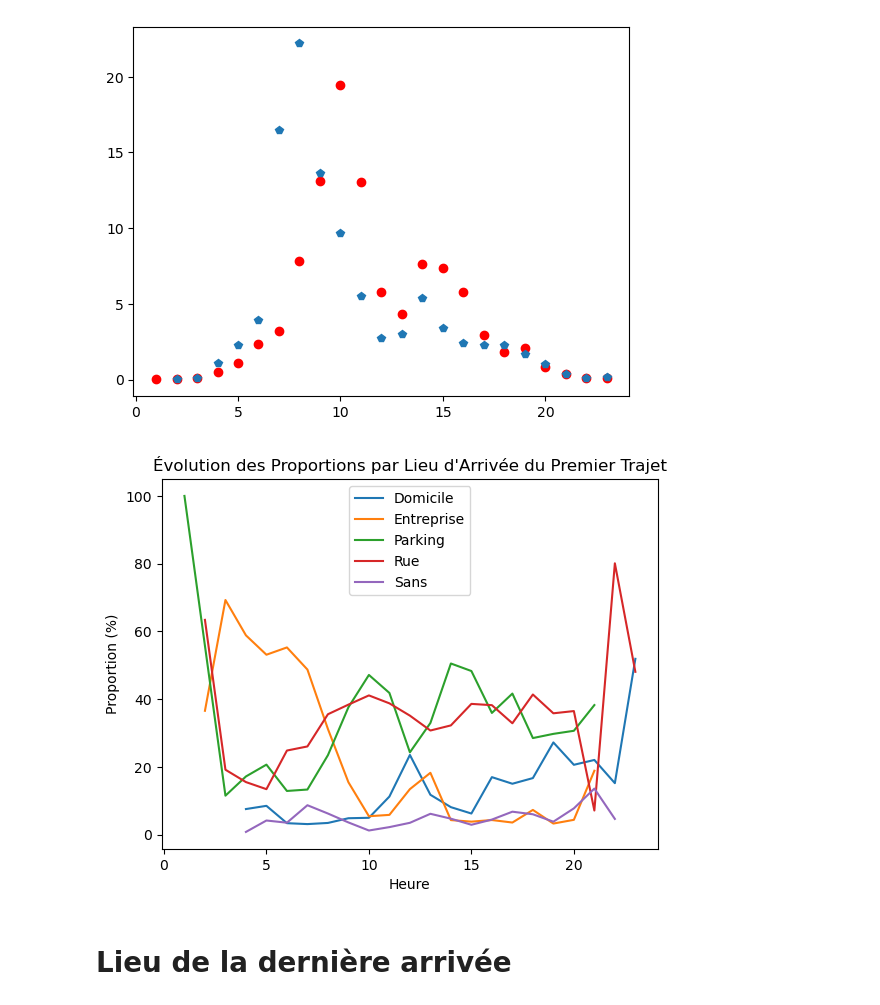
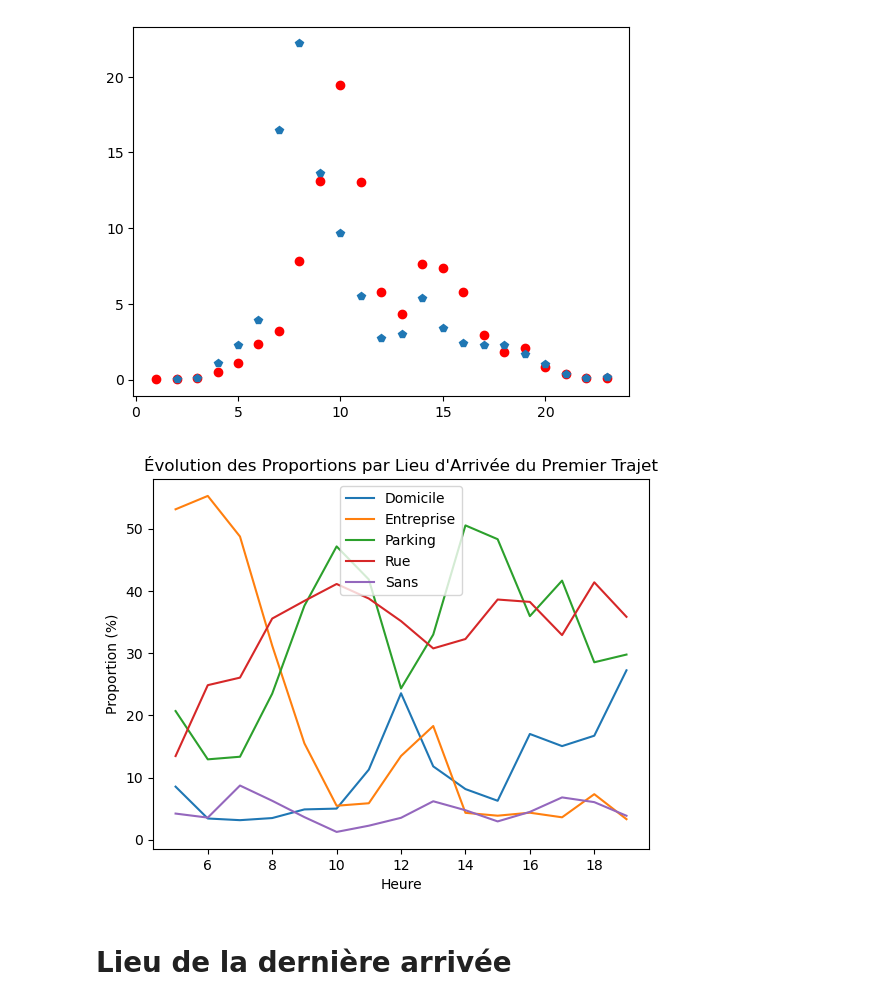
Before and after one commit to kilianguillon/Projet_statapp, a Jupyter notebook: script_main.ipynb, the cells around one changed output. Drawn from its saved outputs; the diff is of its cells as text; code cells hidden in the pictures.

Commit message:
omission heures peu représentées

```diff
--- a/script_main.ipynb
+++ b/script_main.ipynb
@@ -187,18 +192,32 @@ for h in range(0,24) :
     results.append(data)
 
 results=pd.concat(results, ignore_index=True)
+# %%
+#On crée une fonction retirant les heures n'ayant pas assez d'occurences (étant donné qu'on affiche dans le graphique des proportions)
+def limiter(df, nom_var, precision=1000):
+
+    limiter=df[nom_var].sum()/precision #si une heure a moins de limiter occurences pond, alors on l'omet
+
+    H_occ_pond=pd.DataFrame(df.groupby("Heure")[nom_var].sum())
+    H_occ_pond = H_occ_pond.rename(columns={nom_var: "Occ_H"}) #on rajoute Occ_H, le nombre d'occurences pond par h
+
+    results = pd.merge(df, H_occ_pond, on='Heure', how='left')
+    results = results[results["Occ_H"] >= limiter]
+    return results
 # %%
+results=limiter(results, "Occurences pondérées",100)
+
 fig, ax = plt.subplots()
 for key, group in results.groupby("Lieu_Arrivee"):
     ax.plot(group["Heure"], group["Proportion"], label=key)
 
 ax.set_xlabel("Heure")
 ax.set_ylabel("Proportion (%)")
 ax.set_title("Évolution des Proportions par Lieu d'Arrivée du Premier Trajet")
 ax.legend()
 plt.show()
 # %% [output]
-[figure, old version]
+[figure, new version]
 # %% [markdown]
 # Lieu de la dernière arrivée
 # %%
```
Also changed, not shown: parts of 2 cells of this notebook.
